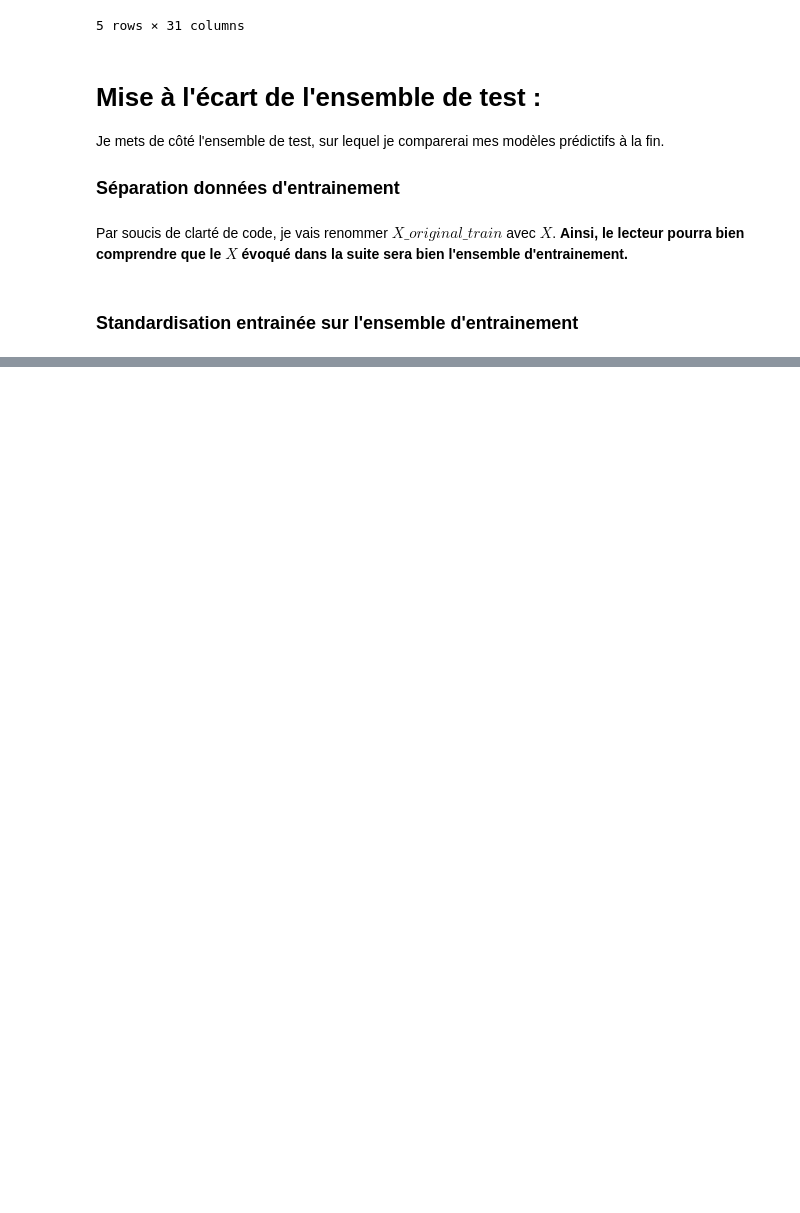
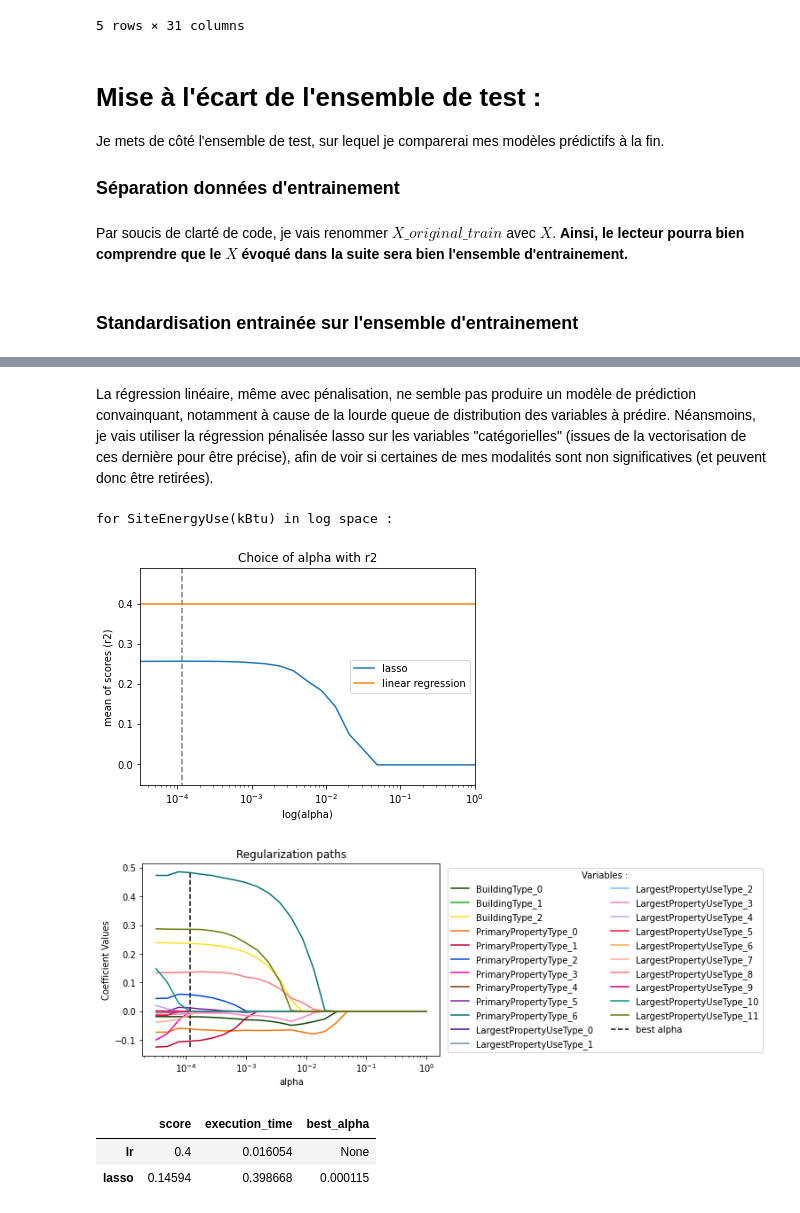
Before and after one commit to ClaireGayral/formation_openclassroom, a Jupyter notebook: P3_gayral_claire/prediction_models.ipynb, the cells around one changed output, grey strips where cells are left out. Drawn from its saved outputs; the diff is of its cells as text; code cells hidden in the pictures; blank space fills up the shorter version.

```diff
--- a/P3_gayral_claire/prediction_models.ipynb
+++ b/P3_gayral_claire/prediction_models.ipynb
@@ -150,0 +216,28 @@ plt.boxplot(np.log(y_+1))
+# %% [markdown]
+La régression linéaire, même avec pénalisation, ne semble pas produire un modèle de prédiction convainquant, notamment à cause de la lourde queue de distribution des variables à prédire. Néansmoins, je vais utiliser la régression pénalisée lasso sur les variables "catégorielles" (issues de la vectorisation de ces dernière pour être précise), afin de voir si certaines de mes modalités sont non significatives (et peuvent donc être retirées).
+# %%
+dict_models = {"lasso" : linear_model.Lasso()}
+dict_param_grid = {"lasso": np.logspace(-4.5, 0, 25)}
+
+var = "SiteEnergyUse(kBtu)"
+X_ = X.loc[:,X.dtypes == int]
+y_ = np.log(y_std[var]+1)
+
+print("for", var, "in log space :")
+res = compare_regressions(X_, y_, dict_models, dict_param_grid, score_name="r2", fig_name=None)
+plt.show()
+## regul paths :
+model_name = "lasso"
+legend_kwargs = {"loc" : "upper right","bbox_to_anchor":(2.1, 1), "ncol":2}
+plot_regul_paths(alpha_values = dict_param_grid[model_name], lm_model = dict_models[model_name],
+                 X_ = X_, y_ = y_, best_alpha=res.loc[model_name, "best_alpha"],
+                 var_names = X_.columns, legend_kwargs=legend_kwargs)
+plt.show()
+res
+# %% [output]
+for SiteEnergyUse(kBtu) in log space :
+[figure, added]
+[figure, added]
+|  | score | execution_time | best_alpha |
+| lr | 0.4 | 0.016054 | None |
+| lasso | 0.14594 | 0.398668 | 0.000115 |
```
Also changed, not shown: parts of 4 cells of this notebook, 1 other file.
